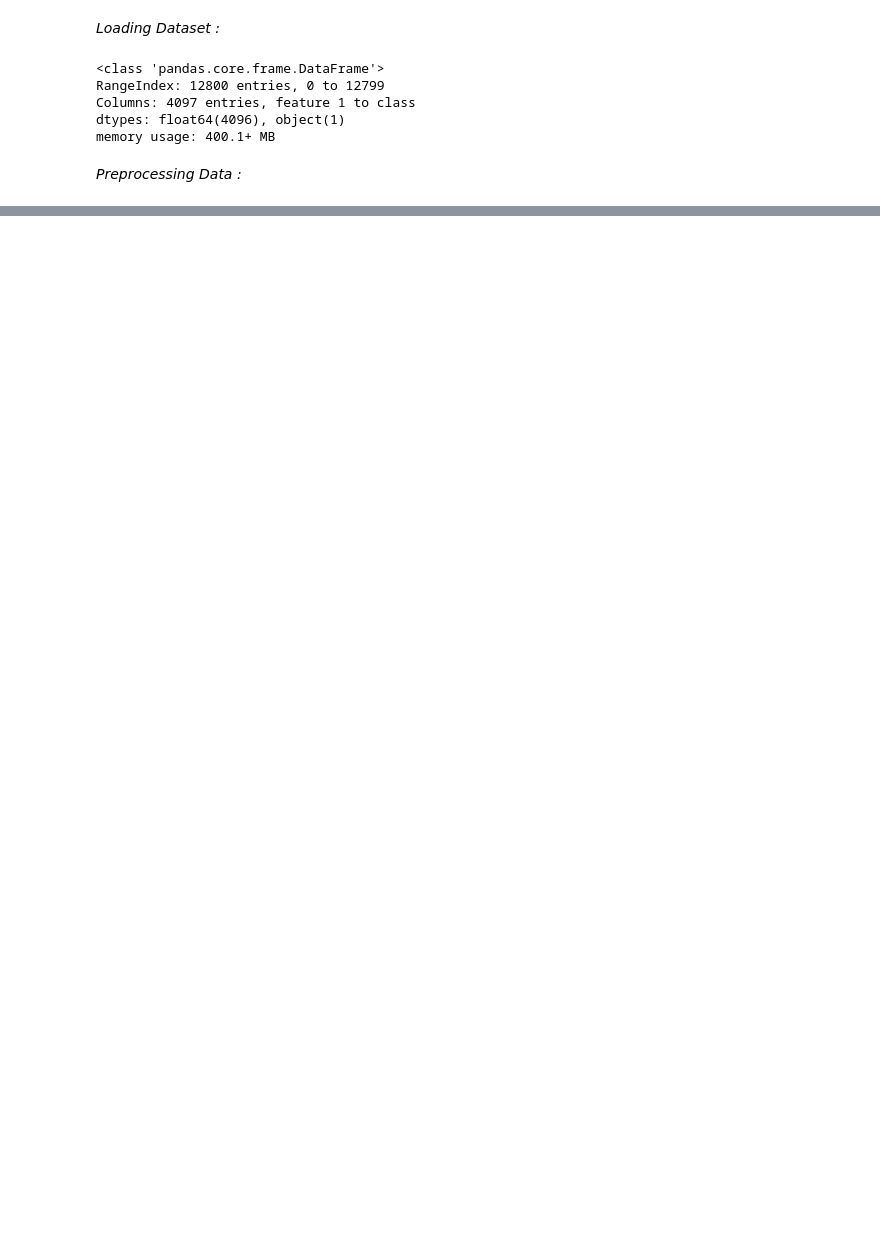
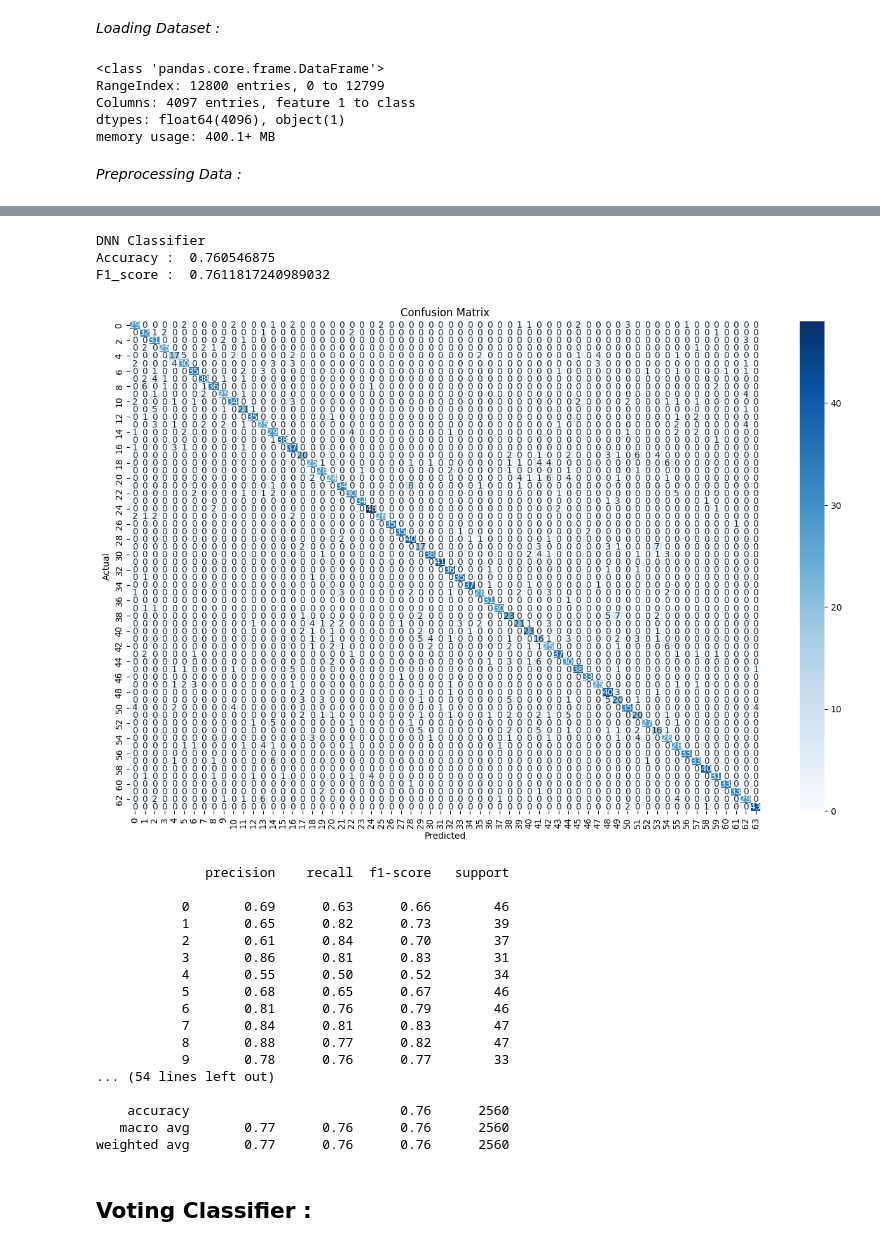
Before and after one commit to rnks2003/leafClassification, a Jupyter notebook: codes/ensembleClassfier.ipynb, the cells around one changed output, grey strips where cells are left out. Saved outputs shown, nothing was run; the diff lists cells and outputs as text; code cells hidden in the pictures; blank space fills up the shorter version.

Commit message:
added DNN. voting classifier, bagging classifier

```diff
--- a/codes/ensembleClassfier.ipynb
+++ b/codes/ensembleClassfier.ipynb
@@ -26,0 +126,2 @@ y =
+# %%
+ypredDense = model.predict(xte)
@@ -26,0 +130,43 @@ y =
+# %%
+ypredDenseRes = [np.argmax(i) for i in ypredDense]
+ypredDense = np.array(ypredDenseRes)
+# %%
+print("DNN Classifier")
+print("Accuracy : ",accuracy_score(yte, ypredDense))
+print("F1_score : ",f1_score(yte, ypredDense, average='weighted'))
+print()
+
+cm = confusion_matrix(yte, ypredDense)
+plt.figure(figsize=(16,10))
+sns.heatmap(cm, annot=True, fmt='d', cmap='Blues')
+plt.xlabel('Predicted')
+plt.ylabel('Actual')
+plt.title('Confusion Matrix')
+plt.show()
+
+print()
+print(classification_report(yte, ypredDense))
+# %% [output]
+DNN Classifier
+Accuracy :  0.760546875
+F1_score :  0.7611817240989032
+[figure, added]
+              precision    recall  f1-score   support
+
+           0       0.69      0.63      0.66        46
+           1       0.65      0.82      0.73        39
+           2       0.61      0.84      0.70        37
+           3       0.86      0.81      0.83        31
+           4       0.55      0.50      0.52        34
+           5       0.68      0.65      0.67        46
+           6       0.81      0.76      0.79        46
+           7       0.84      0.81      0.83        47
+           8       0.88      0.77      0.82        47
+           9       0.78      0.76      0.77        33
+... (54 lines left out)
+
+    accuracy                           0.76      2560
+   macro avg       0.77      0.76      0.76      2560
+weighted avg       0.77      0.76      0.76      2560
+# %% [markdown]
+## Voting Classifier :
```
Also changed, not shown: parts of 23 cells of this notebook.
